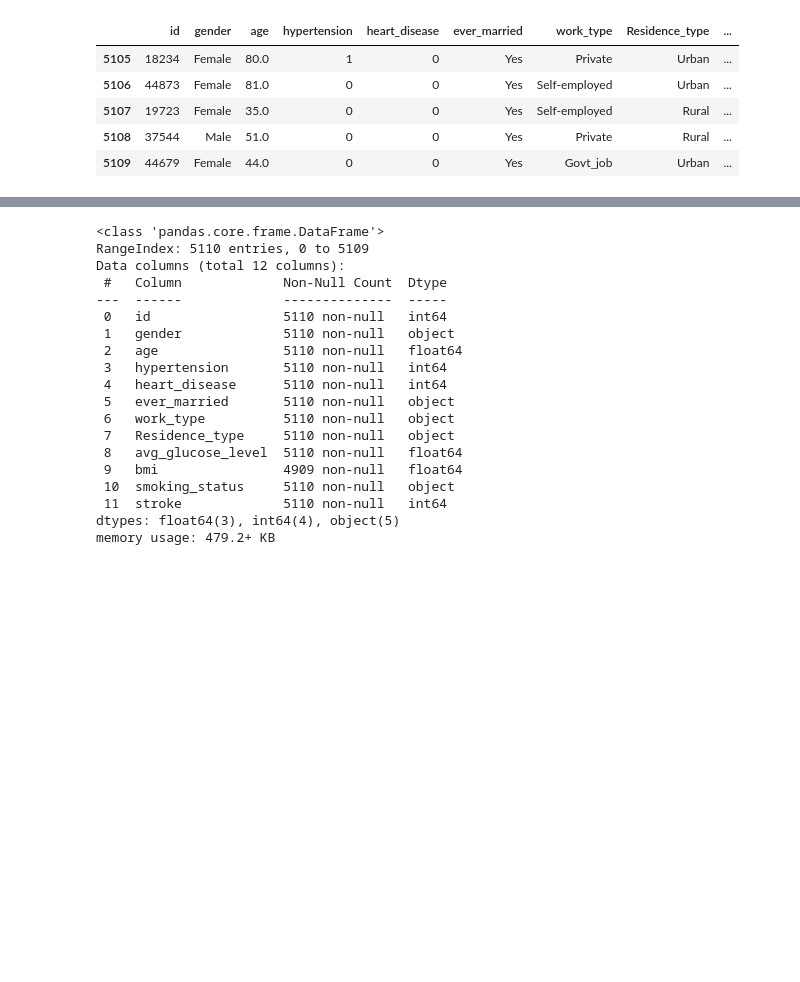
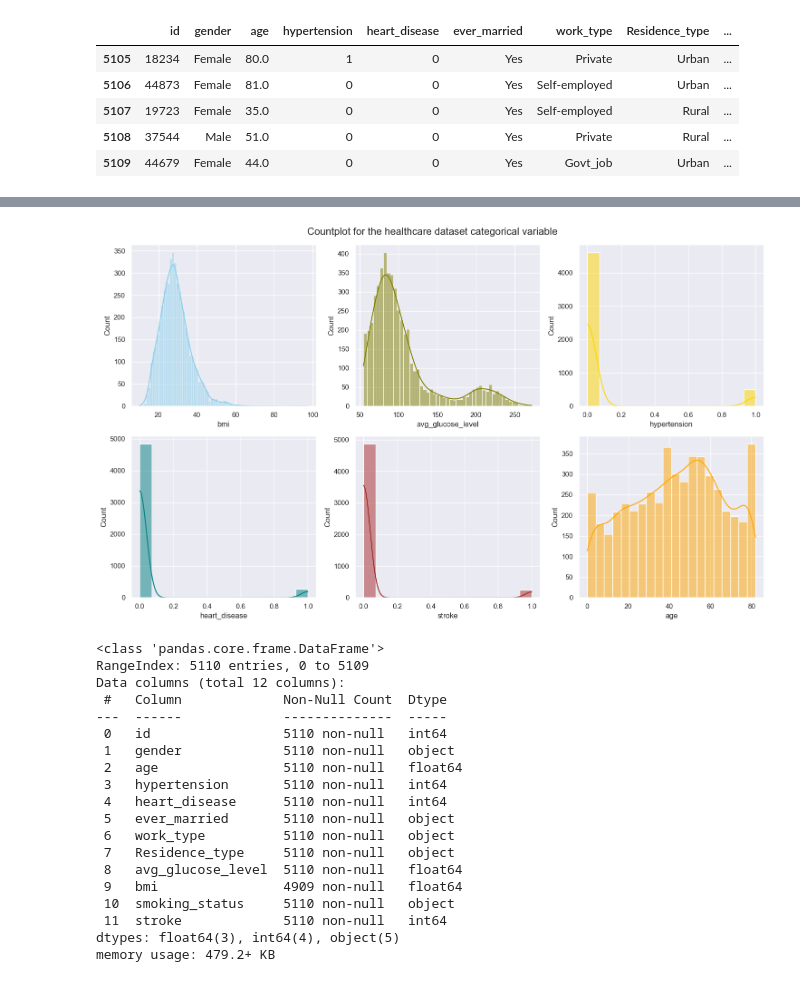
Before and after one commit to Gtalen/PFDA, a Jupyter notebook: pfda_project/stroke_prediction.ipynb, the cells around one changed output, grey strips where cells are left out. Saved outputs shown, nothing was run; the diff lists cells and outputs as text; code cells hidden in the pictures; blank space fills up the shorter version.

```diff
--- a/pfda_project/stroke_prediction.ipynb
+++ b/pfda_project/stroke_prediction.ipynb
@@ -35,3 +75,24 @@ df.tail(5)
+# %%
+# Create a histogram for the columns with BMI NAN
+# Create Subplots
+fig, axs = plt.subplots(2, 3, figsize=(15, 9))
+
+# Add a title for the histogram
+fig.suptitle('Countplot for the healthcare dataset categorical variable', fontsize=16)
+
+# Plot the histogram
+sns.histplot(data=df,kde=True, x="bmi", color="skyblue", ax=axs[0, 0])
+sns.histplot(data=df,kde=True, x="avg_glucose_level", color="olive", ax=axs[0, 1])
+sns.histplot(data=df,kde=True, x="hypertension", color="gold", ax=axs[0, 2])
+sns.histplot(data=df,kde=True, x="heart_disease", color="teal", ax=axs[1, 0])
+sns.histplot(data=df,kde=True, x="stroke", color="brown", ax=axs[1, 1])
+sns.histplot(data=df,kde=True, x="age", color="orange", ax=axs[1, 2])
+#plt.xticks(rotation=45)
+# Adjust Layout
+plt.tight_layout()
+plt.show()
+# %% [output]
+[figure, added]
 # %%
 df.info()
 # %% [output]
```
Also changed, not shown: parts of 18 cells of this notebook.
